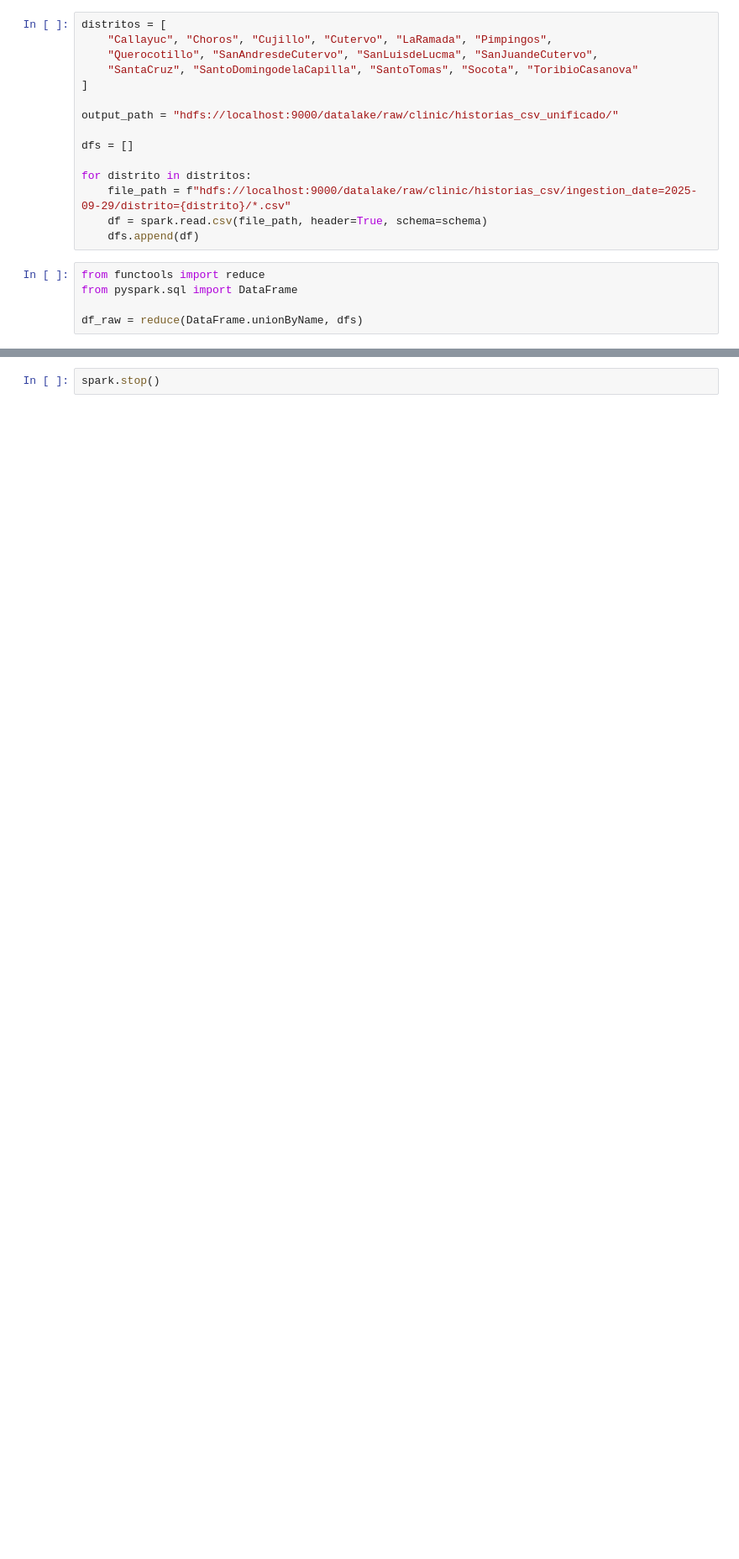
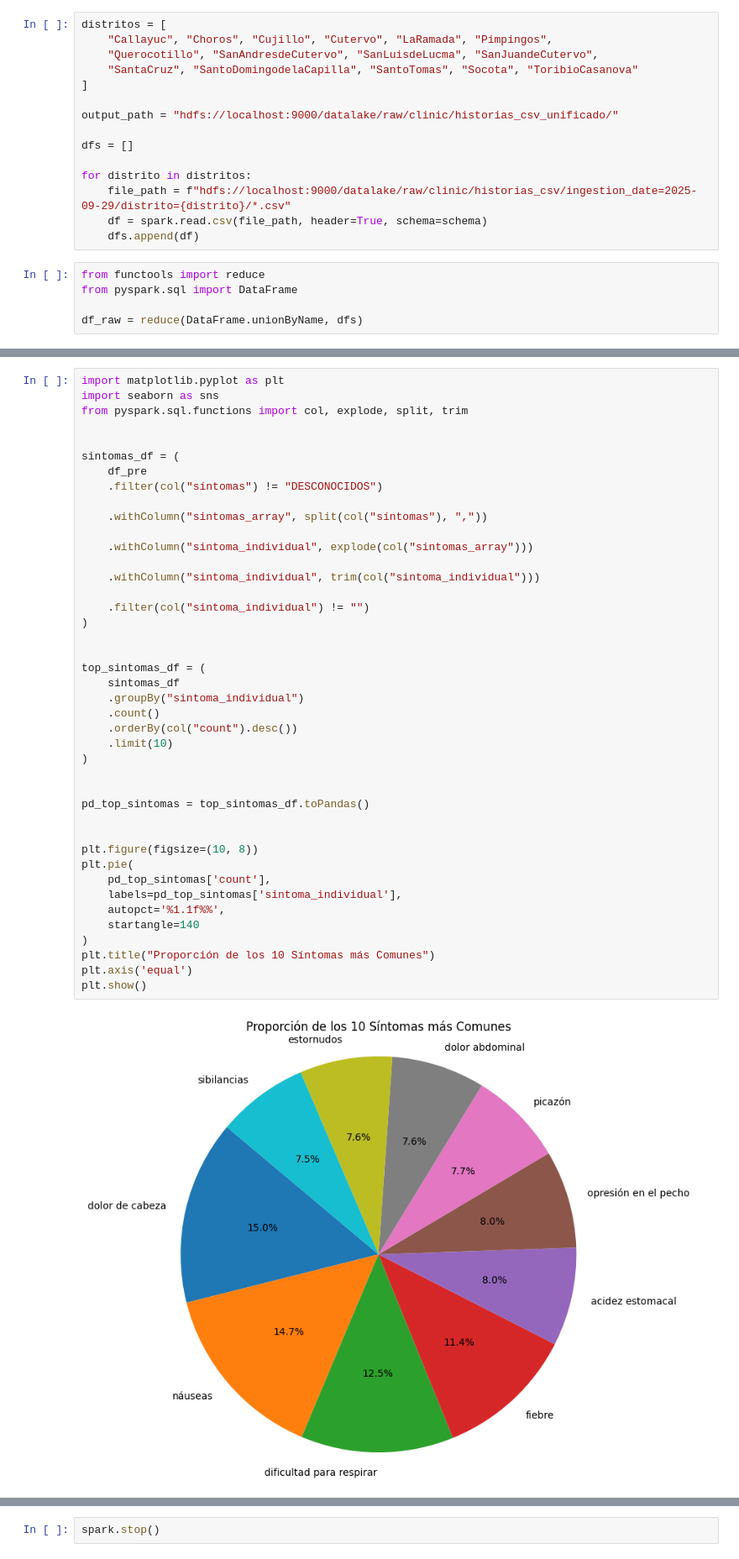
Before and after one commit to espinozaje/EcosistemaBigData, a Jupyter notebook: Proyecto_BigData.ipynb, the cells around one changed output, grey strips where cells are left out. Shown at 84% size. Saved outputs shown, nothing was run; the diff lists cells and outputs as text; blank space fills up the shorter version.

```diff
--- a/Proyecto_BigData.ipynb
+++ b/Proyecto_BigData.ipynb
@@ -187,0 +277,44 @@ only showing top 10 rows
+# %%
+import matplotlib.pyplot as plt
+import seaborn as sns
+from pyspark.sql.functions import col, explode, split, trim
+
+
+sintomas_df = (
+    df_pre
+    .filter(col("síntomas") != "DESCONOCIDOS")
+
+    .withColumn("sintomas_array", split(col("síntomas"), ","))
+
+    .withColumn("sintoma_individual", explode(col("sintomas_array")))
+
+    .withColumn("sintoma_individual", trim(col("sintoma_individual")))
+
+    .filter(col("sintoma_individual") != "")
+)
+
+
+top_sintomas_df = (
+    sintomas_df
+    .groupBy("sintoma_individual")
+    .count()
+    .orderBy(col("count").desc())
+    .limit(10)
+)
+
+
+pd_top_sintomas = top_sintomas_df.toPandas()
+
+
+plt.figure(figsize=(10, 8))
+plt.pie(
+    pd_top_sintomas['count'],
+    labels=pd_top_sintomas['sintoma_individual'],
+    autopct='%1.1f%%',
+    startangle=140
+)
+plt.title("Proporción de los 10 Síntomas más Comunes")
+plt.axis('equal')
+plt.show()
+# %% [output]
+[figure, added]
```
Also changed, not shown: parts of 13 cells of this notebook, 1 other file.
